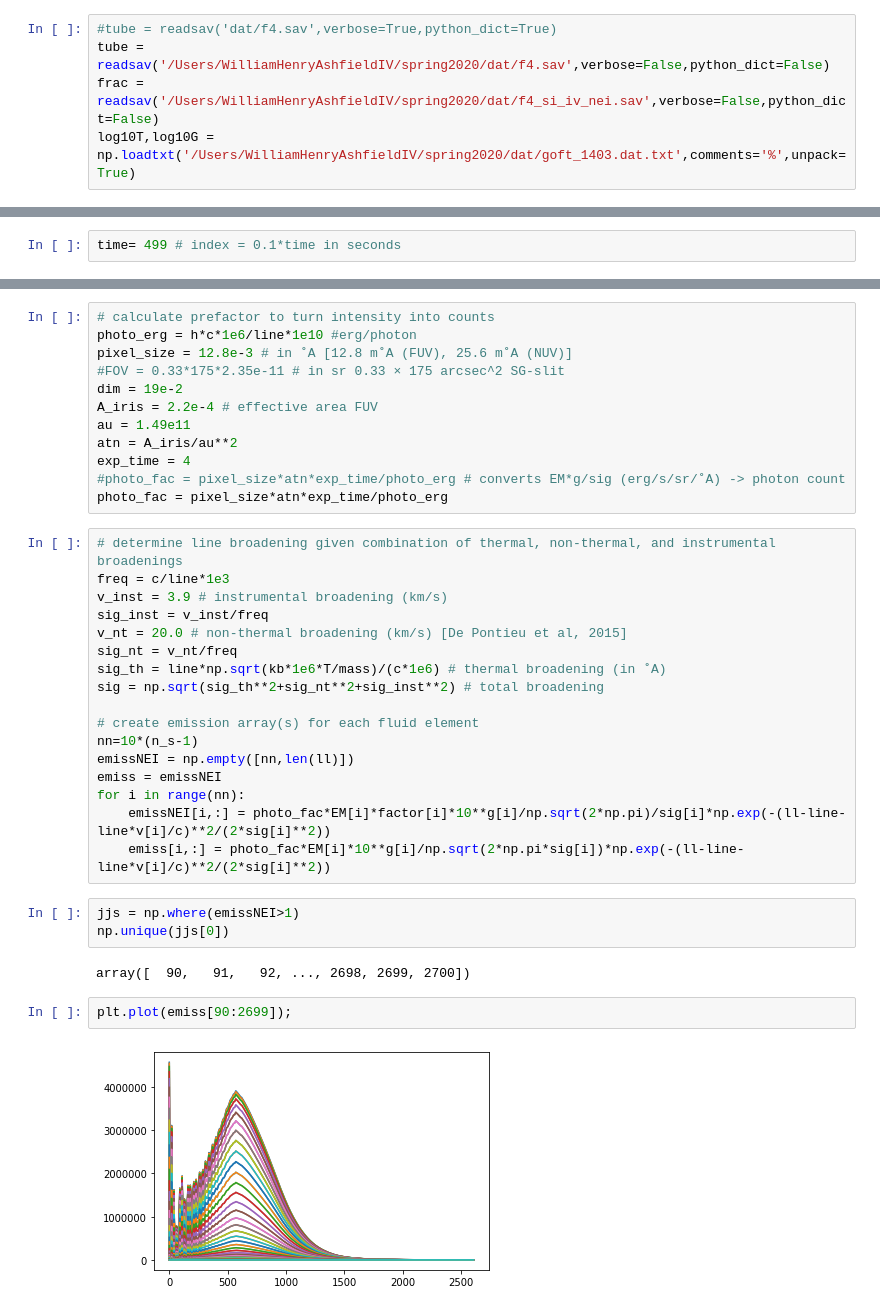
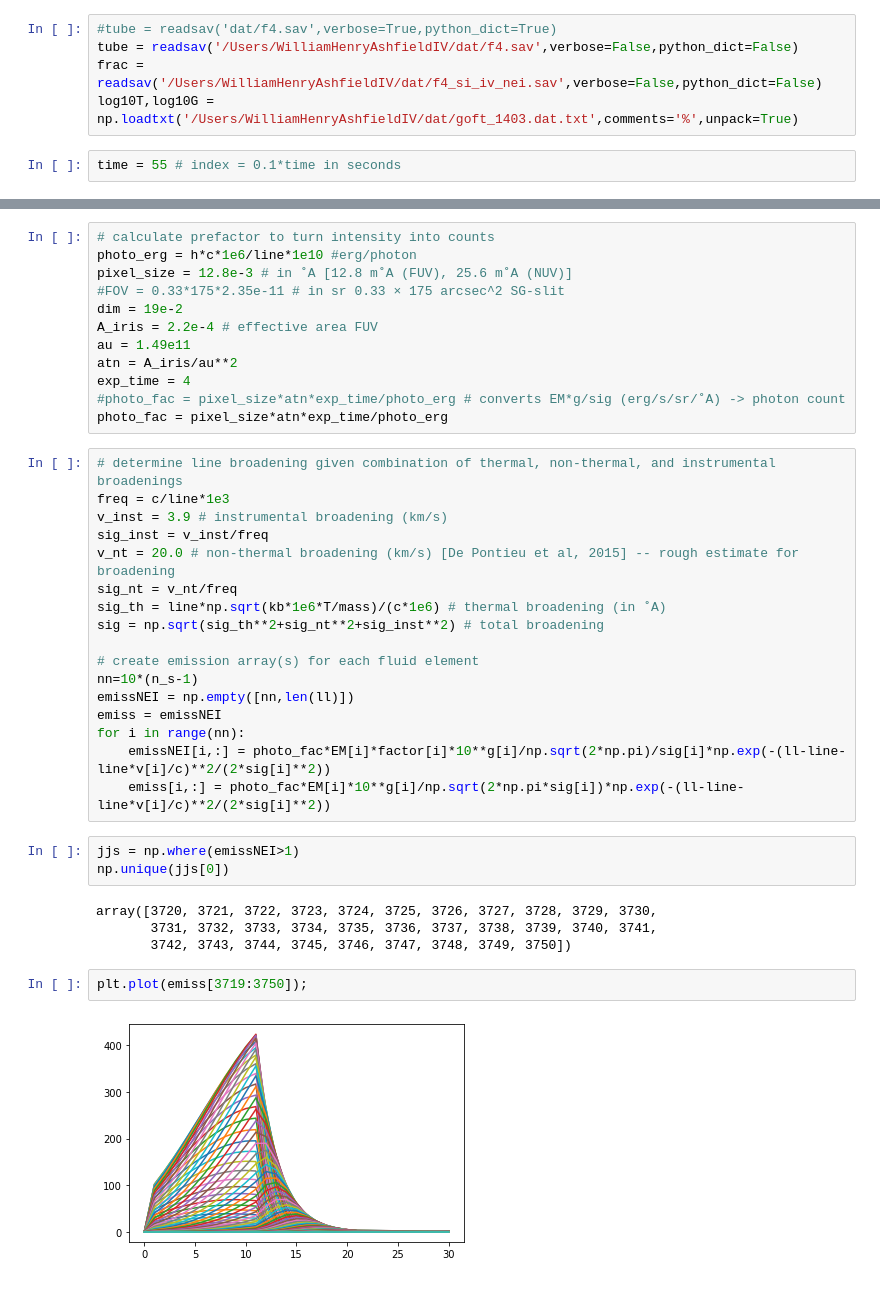
Before and after one commit to wilashfie/synth_spec, a Jupyter notebook: create_spec.ipynb, the cells around one changed output, grey strips where cells are left out. Drawn from its saved outputs; the diff is of its cells as text.

```diff
--- a/create_spec.ipynb
+++ b/create_spec.ipynb
@@ -18,9 +18,11 @@ flux=1.0e3 #? why this val?
 ll = np.arange(line-10,line+10,0.01)
 # %%
 #tube = readsav('dat/f4.sav',verbose=True,python_dict=True)
-tube = readsav('/Users/WilliamHenryAshfieldIV/spring2020/dat/f4.sav',verbose=False,python_dict=False)
-frac = readsav('/Users/WilliamHenryAshfieldIV/spring2020/dat/f4_si_iv_nei.sav',verbose=False,python_dict=False)
-log10T,log10G = np.loadtxt('/Users/WilliamHenryAshfieldIV/spring2020/dat/goft_1403.dat.txt',comments='%',unpack=True)
+tube = readsav('/Users/WilliamHenryAshfieldIV/dat/f4.sav',verbose=False,python_dict=False)
+frac = readsav('/Users/WilliamHenryAshfieldIV/dat/f4_si_iv_nei.sav',verbose=False,python_dict=False)
+log10T,log10G = np.loadtxt('/Users/WilliamHenryAshfieldIV/dat/goft_1403.dat.txt',comments='%',unpack=True)
+# %%
+time = 55 # index = 0.1*time in seconds
 # %%
 # define arrays from tube.tarr
 t = tube.tarr.t[time]
@@ -31,8 +33,6 @@ los_x = tube.tarr.x[time].T[0]
 n_e = tube.tarr.epamu[time]*tube.tarr.rho[time]/1.67e-8 # number density
 b = tube.tarr.b[time]
 dl_e = tube.tarr.dl_e[time]
-# %%
-time= 499 # index = 0.1*time in seconds
 # %%
 # interpolate our GofT data
 te = 10**log10T
@@ -121,7 +121,7 @@ photo_fac = pixel_size*atn*exp_time/photo_erg
 freq = c/line*1e3
 v_inst = 3.9 # instrumental broadening (km/s)
 sig_inst = v_inst/freq
-v_nt = 20.0 # non-thermal broadening (km/s) [De Pontieu et al, 2015]
+v_nt = 20.0 # non-thermal broadening (km/s) [De Pontieu et al, 2015] -- rough estimate for broadening
 sig_nt = v_nt/freq
 sig_th = line*np.sqrt(kb*1e6*T/mass)/(c*1e6) # thermal broadening (in ˚A)
 sig = np.sqrt(sig_th**2+sig_nt**2+sig_inst**2) # total broadening
@@ -137,11 +137,13 @@ for i in range(nn):
 jjs = np.where(emissNEI>1)
 np.unique(jjs[0])
 # %% [output]
-array([  90,   91,   92, ..., 2698, 2699, 2700])
+array([3720, 3721, 3722, 3723, 3724, 3725, 3726, 3727, 3728, 3729, 3730,
+       3731, 3732, 3733, 3734, 3735, 3736, 3737, 3738, 3739, 3740, 3741,
+       3742, 3743, 3744, 3745, 3746, 3747, 3748, 3749, 3750])
 # %%
-plt.plot(emiss[90:2699]);
+plt.plot(emiss[3719:3750]);
 # %% [output]
-[figure, old version]
+[figure, new version]
 # %%
 tot_emissNEI = np.sum(emissNEI,axis=0)
 plt.plot(ll,tot_emissNEI)
```
Also changed, not shown: parts of 3 cells of this notebook, 1 other file.
